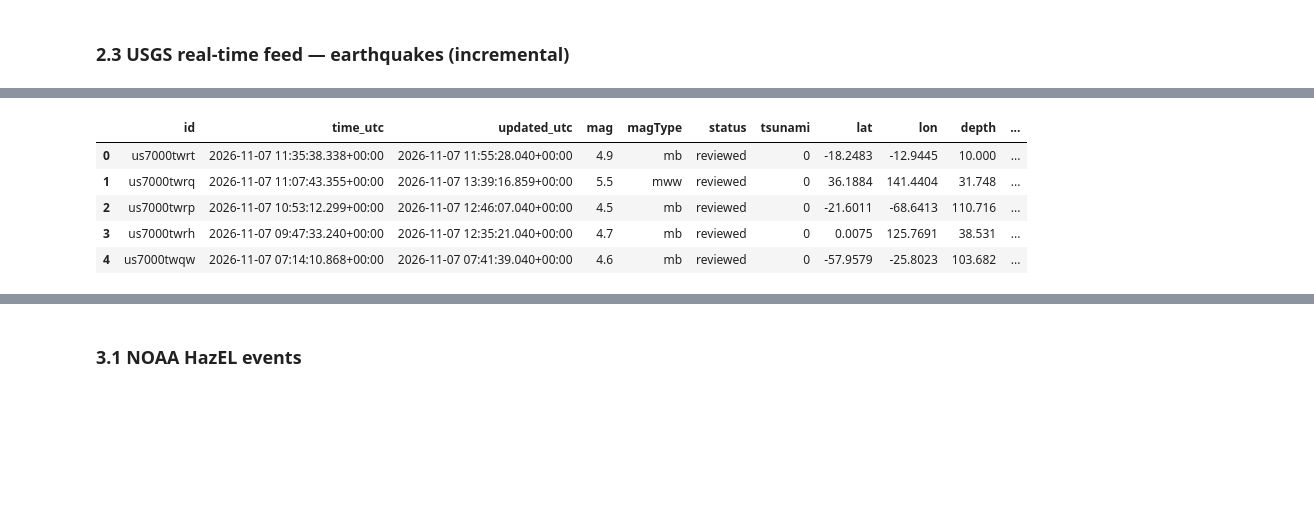
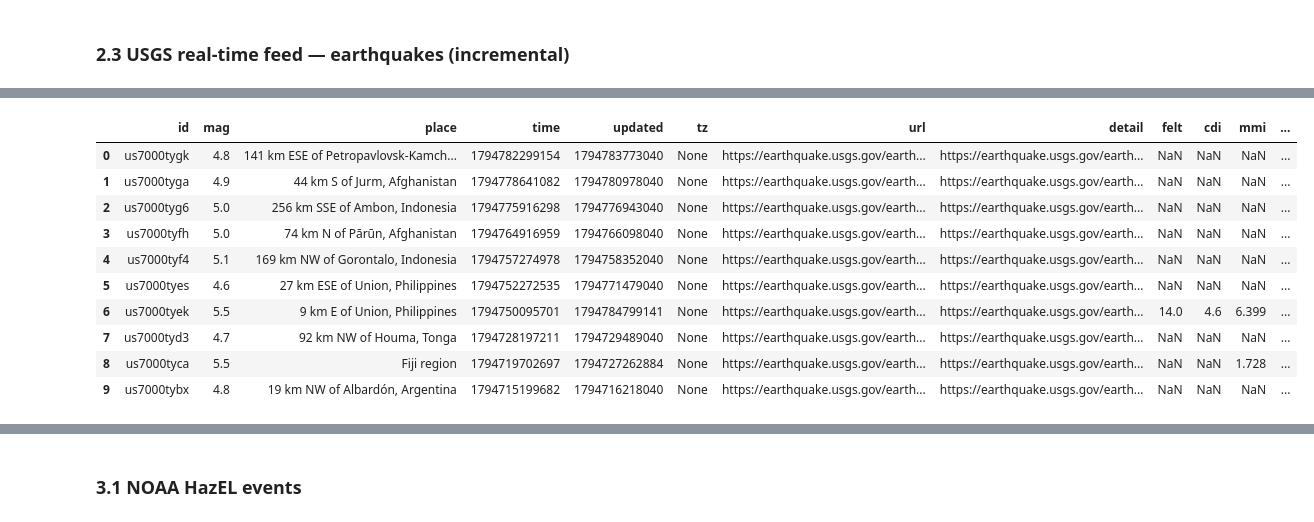
Before and after one commit to g8martinezsilva/tsunami-monitoring, a Jupyter notebook: notebooks/01_source_profiling.ipynb, the cells around one changed output, grey strips where cells are left out. Drawn from its saved outputs; the diff is of its cells as text; code cells hidden in the pictures; blank space fills up the shorter version.

Commit message:
feat: load and prepare historical and incremental data snapshots

```diff
--- a/notebooks/01_source_profiling.ipynb
+++ b/notebooks/01_source_profiling.ipynb
@@ -7,7 +7,6 @@ This notebook reads only the saved samples in `workshop_1/samples/`. Historical
 # %% [markdown]
 ## 1. Setup
 # %%
-
 import json
 import math
 import xml.etree.ElementTree as ET
@@ -15,13 +14,15 @@ from pathlib import Path
 
 import pandas as pd
 
-pd.set_option("display.max_columns", 40)
-pd.set_option("display.width", 180)
-pd.set_option("display.max_colwidth", 80)
+pd.set_option("display.max_columns", None)
+pd.set_option("display.max_colwidth", None)
 
 SAMPLES = Path("../workshop_1/samples")
 POLYGON = Path("../config/pacific_polygon.geojson")
-FIRST = "20261107_050434"
-SECOND = "20261107_140301"
-print("Samples folder:", SAMPLES.resolve())
-print("Reference snapshots:", FIRST, "and", SECOND)
+
+stamps = [
+    "20261107_050434",
+    "20261107_140301",
+    "20261112_033843",
+    "20261116_013756"
+]
@@ -101,19 +186,47 @@ Rows: 343 | period: 2010-01-02 08:45:33.020000+00:00 -> 2011-12-26 04:48:08.8700
 # %% [markdown]
 ### 2.3 USGS real-time feed — earthquakes (incremental)
 # %%
+# Load all USGS Real-Time snapshots
+snapshots = []
 
-rt_file = SAMPLES / f"usgs_realtime_{SECOND}.geojson"
-print("File:", rt_file.name)
-feed = json.loads(rt_file.read_text(encoding="utf-8"))
-print("Feed title:", feed["metadata"]["title"], "| count:", feed["metadata"]["count"])
-print("Generated:", pd.to_datetime(feed["metadata"]["generated"], unit="ms", utc=True))
+for stamp in stamps:
+    rt_file = SAMPLES / f"usgs_realtime_{stamp}.geojson"
+    feed = json.loads(rt_file.read_text(encoding="utf-8"))
 
-usgs_rt = pd.json_normalize(feed["features"])
-usgs_rt.columns = [c.replace("properties.", "") for c in usgs_rt.columns]
-# GeoJSON coordinates are [longitude, latitude, depth] (longitude first)
-usgs_rt[["lon", "lat", "depth"]] = pd.DataFrame(usgs_rt["geometry.coordinates"].tolist(), index=usgs_rt.index)
-usgs_rt = usgs_rt.drop(columns=["geometry.coordinates", "geometry.type", "type"])
-usgs_rt["time_utc"] = pd.to_datetime(usgs_rt["time"], unit="ms", utc=True)
-usgs_rt["updated_utc"] = pd.to_datetime(usgs_rt["updated"], unit="ms", utc=True)
-usgs_rt[["id", "time_utc", "updated_utc", "mag", "magType", "status", "tsunami", "lat", "lon", "depth", "place"]].head()
+    # Convert GeoJSON to DataFrame
+    df = pd.json_normalize(feed["features"])
+    df.columns = df.columns.str.replace("properties.", "", regex=False)
+
+    # Extract coordinates
+    df[["lon", "lat", "depth"]] = pd.DataFrame(
+        df["geometry.coordinates"].tolist(),
+        index=df.index
+    )
+
+    df = df.drop(columns=["geometry.coordinates", "geometry.type", "type"])
+
+    # Convert timestamps
+    df["time_utc"] = pd.to_datetime(df["time"], unit="ms", utc=True)
+    df["updated_utc"] = pd.to_datetime(df["updated"], unit="ms", utc=True)
+
+    # Identify the snapshot
+    df["snapshot"] = stamp
+
+    snapshots.append(df)
+
+    print(f"{rt_file.name}: {len(df)} earthquakes")
+
+# Combine all snapshots
+usgs_rt_snapshots = pd.concat(snapshots, ignore_index=True)
+
+# Select the latest snapshot for profiling
+usgs_rt = usgs_rt_snapshots[
+    usgs_rt_snapshots["snapshot"] == stamps[-1]
+].copy().reset_index(drop=True)
+
+print("\nAll snapshot records:", len(usgs_rt_snapshots))
+print("Reference snapshot records:", len(usgs_rt))
+print("Total columns:", len(usgs_rt.columns))
+
+usgs_rt.head(10)
 # %% [output]
@@ -123,8 +241,13 @@ Generated: 2026-11-07 14:03:01+00:00
-|  | id | time_utc | updated_utc | mag | magType | status | tsunami | lat | lon | depth | ... |
-| 0 | us7000twrt | 2026-11-07 11:35:38.338+00:00 | 2026-11-07 11:55:28.040+00:00 | 4.9 | mb | reviewed | 0 | -18.2483 | -12.9445 | 10.000 | ... |
-| 1 | us7000twrq | 2026-11-07 11:07:43.355+00:00 | 2026-11-07 13:39:16.859+00:00 | 5.5 | mww | reviewed | 0 | 36.1884 | 141.4404 | 31.748 | ... |
-| 2 | us7000twrp | 2026-11-07 10:53:12.299+00:00 | 2026-11-07 12:46:07.040+00:00 | 4.5 | mb | reviewed | 0 | -21.6011 | -68.6413 | 110.716 | ... |
-| 3 | us7000twrh | 2026-11-07 09:47:33.240+00:00 | 2026-11-07 12:35:21.040+00:00 | 4.7 | mb | reviewed | 0 | 0.0075 | 125.7691 | 38.531 | ... |
-| 4 | us7000twqw | 2026-11-07 07:14:10.868+00:00 | 2026-11-07 07:41:39.040+00:00 | 4.6 | mb | reviewed | 0 | -57.9579 | -25.8023 | 103.682 | ... |
+|  | id | mag | place | time | updated | tz | url | detail | felt | cdi | mmi | ... |
+| 0 | us7000tygk | 4.8 | 141 km ESE of Petropavlovsk-Kamch... | 1794782299154 | 1794783773040 | None | https://earthquake.usgs.gov/earth... | https://earthquake.usgs.gov/earth... | NaN | NaN | NaN | ... |
+| 1 | us7000tyga | 4.9 | 44 km S of Jurm, Afghanistan | 1794778641082 | 1794780978040 | None | https://earthquake.usgs.gov/earth... | https://earthquake.usgs.gov/earth... | NaN | NaN | NaN | ... |
+| 2 | us7000tyg6 | 5.0 | 256 km SSE of Ambon, Indonesia | 1794775916298 | 1794776943040 | None | https://earthquake.usgs.gov/earth... | https://earthquake.usgs.gov/earth... | NaN | NaN | NaN | ... |
+| 3 | us7000tyfh | 5.0 | 74 km N of Pārūn, Afghanistan | 1794764916959 | 1794766098040 | None | https://earthquake.usgs.gov/earth... | https://earthquake.usgs.gov/earth... | NaN | NaN | NaN | ... |
+| 4 | us7000tyf4 | 5.1 | 169 km NW of Gorontalo, Indonesia | 1794757274978 | 1794758352040 | None | https://earthquake.usgs.gov/earth... | https://earthquake.usgs.gov/earth... | NaN | NaN | NaN | ... |
+| 5 | us7000tyes | 4.6 | 27 km ESE of Union, Philippines | 1794752272535 | 1794771479040 | None | https://earthquake.usgs.gov/earth... | https://earthquake.usgs.gov/earth... | NaN | NaN | NaN | ... |
+| 6 | us7000tyek | 5.5 | 9 km E of Union, Philippines | 1794750095701 | 1794784799141 | None | https://earthquake.usgs.gov/earth... | https://earthquake.usgs.gov/earth... | 14.0 | 4.6 | 6.399 | ... |
+| 7 | us7000tyd3 | 4.7 | 92 km NW of Houma, Tonga | 1794728197211 | 1794729489040 | None | https://earthquake.usgs.gov/earth... | https://earthquake.usgs.gov/earth... | NaN | NaN | NaN | ... |
+| 8 | us7000tyca | 5.5 | Fiji region | 1794719702697 | 1794727262884 | None | https://earthquake.usgs.gov/earth... | https://earthquake.usgs.gov/earth... | NaN | NaN | 1.728 | ... |
+| 9 | us7000tybx | 4.8 | 19 km NW of Albardón, Argentina | 1794715199682 | 1794716218040 | None | https://earthquake.usgs.gov/earth... | https://earthquake.usgs.gov/earth... | NaN | NaN | NaN | ... |
 # %% [markdown]
 ### 2.4 tsunami.gov — Atom feeds and CAP messages (incremental)
```
Also changed, not shown: parts of 39 cells of this notebook.
